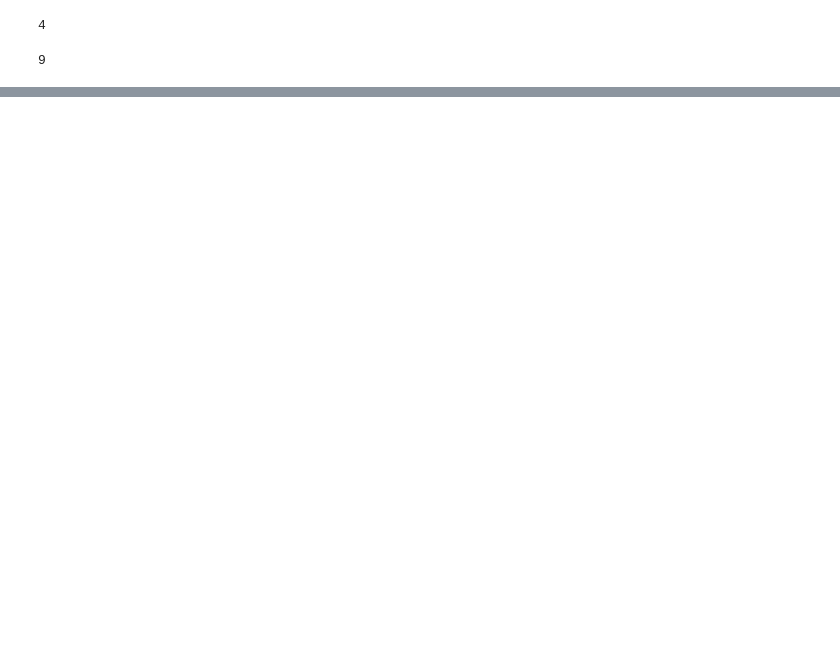
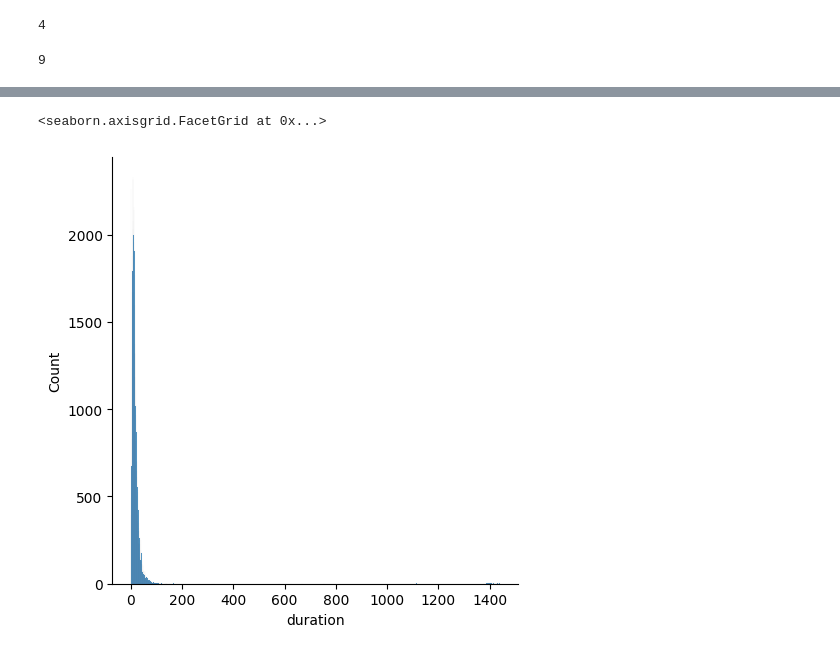
Before and after one commit to AditeeSingh/mlops_project, a Jupyter notebook: model1.ipynb, the cells around one changed output, grey strips where cells are left out. Drawn from its saved outputs; the diff is of its cells as text; code cells hidden in the pictures; blank space fills up the shorter version.

```diff
--- a/model1.ipynb
+++ b/model1.ipynb
@@ -29,0 +34,6 @@ import pandas as pd
+# %%
+df.lpep_pickup_datetime = pd.to_datetime(df.lpep_pickup_datetime)
+# %%
+df.lpep_dropoff_datetime = pd.to_datetime(df.lpep_dropoff_datetime)
+# %%
+df['duration'] =  df.lpep_dropoff_datetime - df.lpep_pickup_datetime
@@ -29,0 +84,2 @@ import pandas as pd
+# %%
+df.duration = df.duration.apply(lambda td: td.total_seconds() /60)
@@ -29,0 +102,5 @@ import pandas as pd
+# %%
+sns.displot(df.duration)
+# %% [output]
+<seaborn.axisgrid.FacetGrid at 0x...>
+[figure, added]
```
Also changed, not shown: parts of 33 cells of this notebook.
